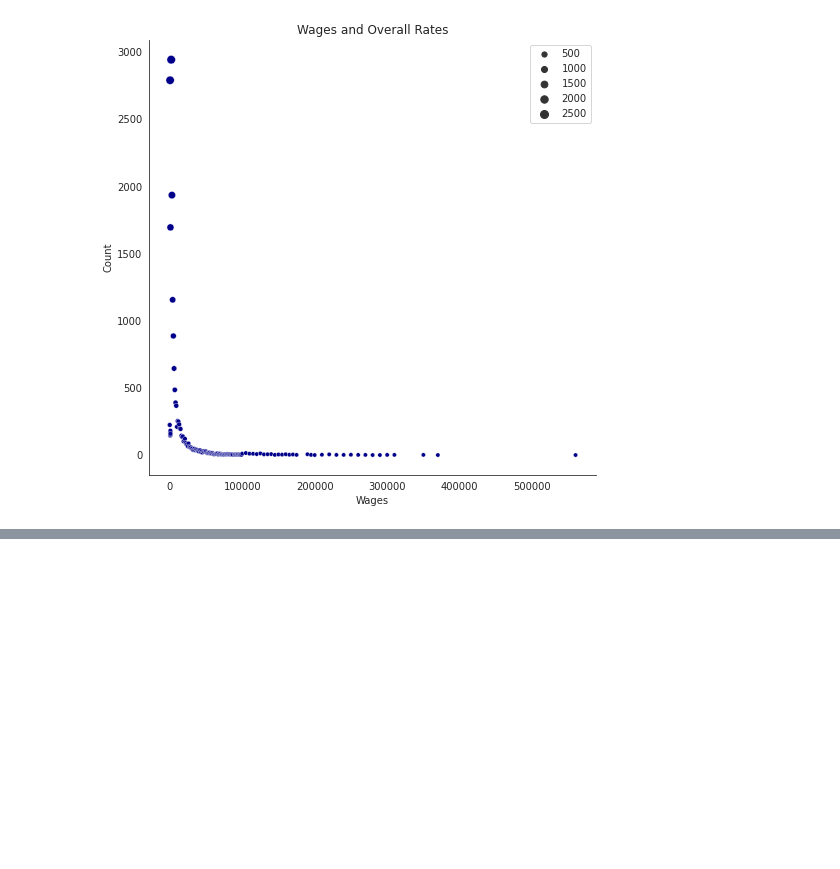
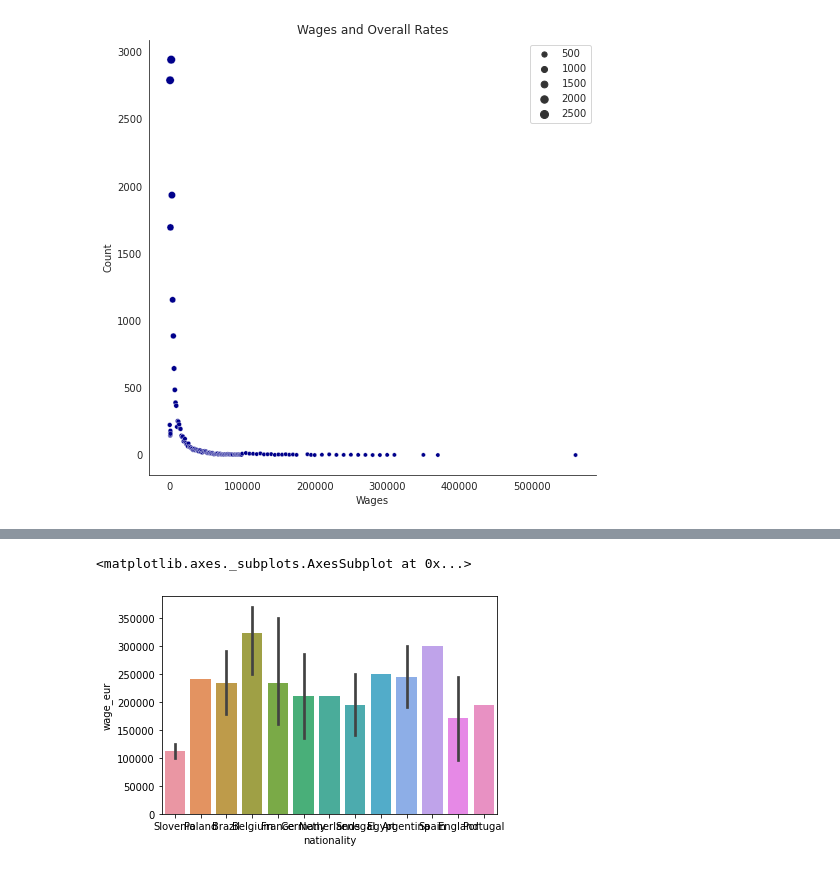
Before and after one commit to backblaz/DataScience-Exercise, a Jupyter notebook: Final_Project_FIFA_21_EDA.ipynb, the cells around one changed output, grey strips where cells are left out. Cells and saved outputs as stored; diff of their text form; code cells hidden in the pictures; blank space fills up the shorter version.

```diff
--- a/Final_Project_FIFA_21_EDA.ipynb
+++ b/Final_Project_FIFA_21_EDA.ipynb
@@ -269,0 +319,4 @@ plt.ylabel("Count");
+# %%
+### nationality
+data_timnas = df.truncate(before=2, after= 30)
+data_timnas
@@ -269,0 +342,5 @@ plt.ylabel("Count");
+# %%
+sns.barplot(x='nationality', y ='wage_eur', data=data_timnas)
+# %% [output]
+<matplotlib.axes._subplots.AxesSubplot at 0x...>
+[figure, added]
```
Also changed, not shown: parts of 34 cells of this notebook.
